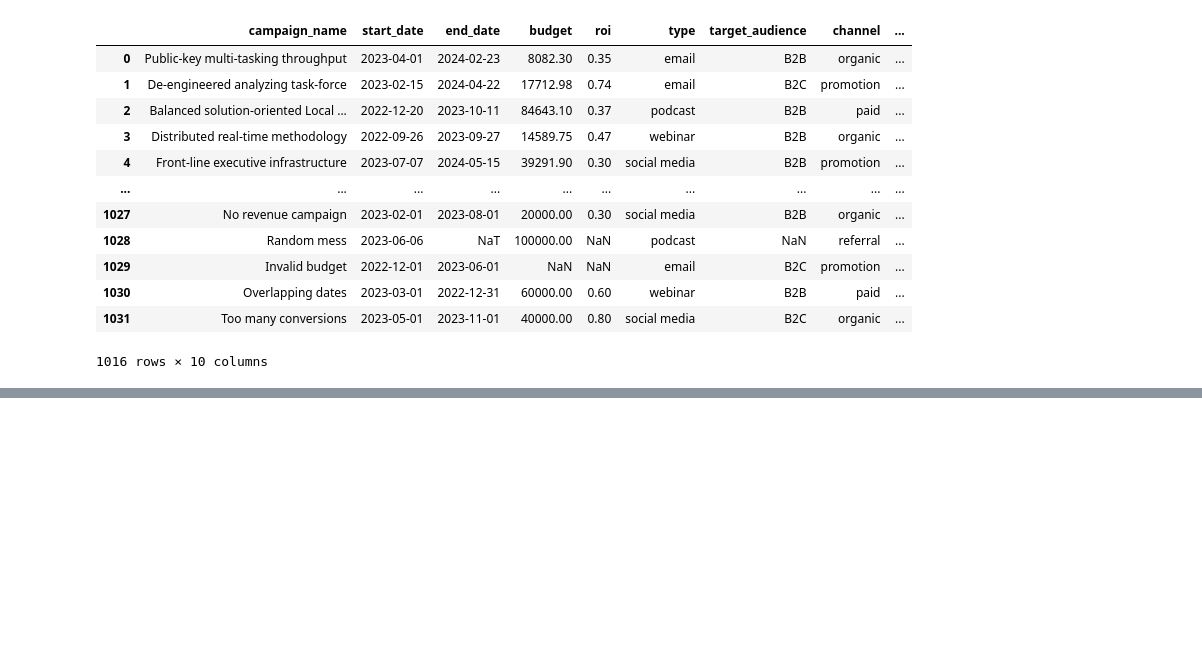
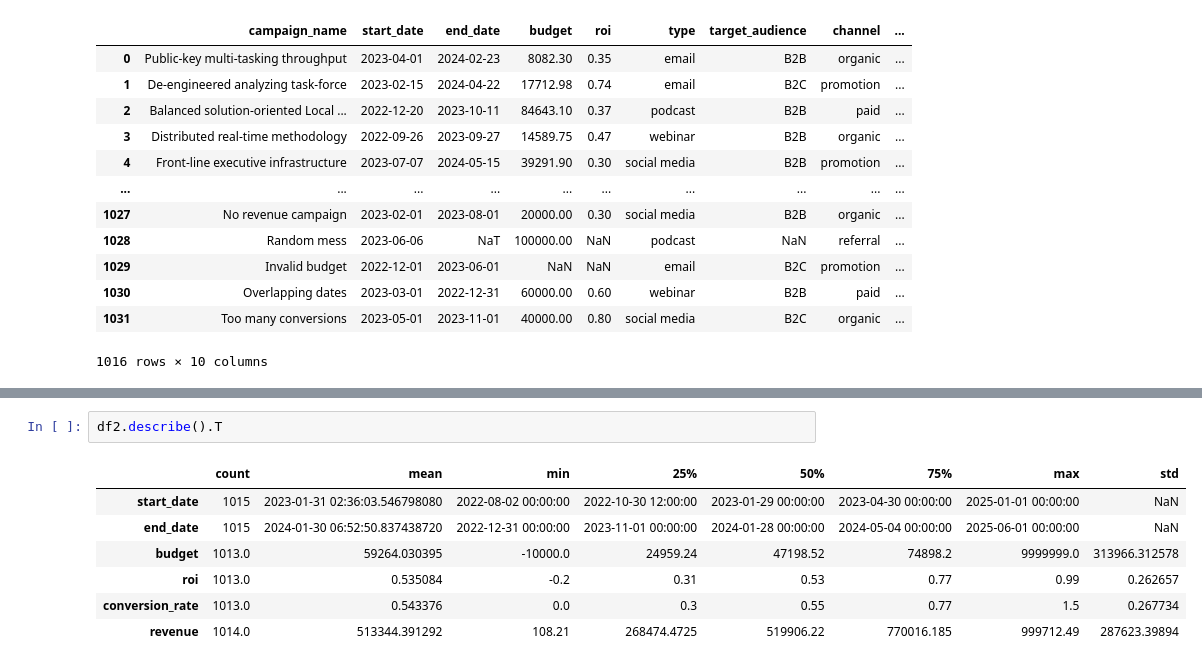
Before and after one commit to Ignacio538/Marketing-Campaings, a Jupyter notebook: Analysis.ipynb, the cells around one changed output, grey strips where cells are left out. Saved outputs shown, nothing was run; the diff lists cells and outputs as text; blank space fills up the shorter version.

```diff
--- a/Analysis.ipynb
+++ b/Analysis.ipynb
@@ -275,0 +316,10 @@ df2
+# %%
+df2.describe().T
+# %% [output]
+|  | count | mean | min | 25% | 50% | 75% | max | std |
+| start_date | 1015 | 2023-01-31 02:36:03.546798080 | 2022-08-02 00:00:00 | 2022-10-30 12:00:00 | 2023-01-29 00:00:00 | 2023-04-30 00:00:00 | 2025-01-01 00:00:00 | NaN |
+| end_date | 1015 | 2024-01-30 06:52:50.837438720 | 2022-12-31 00:00:00 | 2023-11-01 00:00:00 | 2024-01-28 00:00:00 | 2024-05-04 00:00:00 | 2025-06-01 00:00:00 | NaN |
+| budget | 1013.0 | 59264.030395 | -10000.0 | 24959.24 | 47198.52 | 74898.2 | 9999999.0 | 313966.312578 |
+| roi | 1013.0 | 0.535084 | -0.2 | 0.31 | 0.53 | 0.77 | 0.99 | 0.262657 |
+| conversion_rate | 1013.0 | 0.543376 | 0.0 | 0.3 | 0.55 | 0.77 | 1.5 | 0.267734 |
+| revenue | 1014.0 | 513344.391292 | 108.21 | 268474.4725 | 519906.22 | 770016.185 | 999712.49 | 287623.39894 |
```
Also changed, not shown: parts of 3 cells of this notebook.
